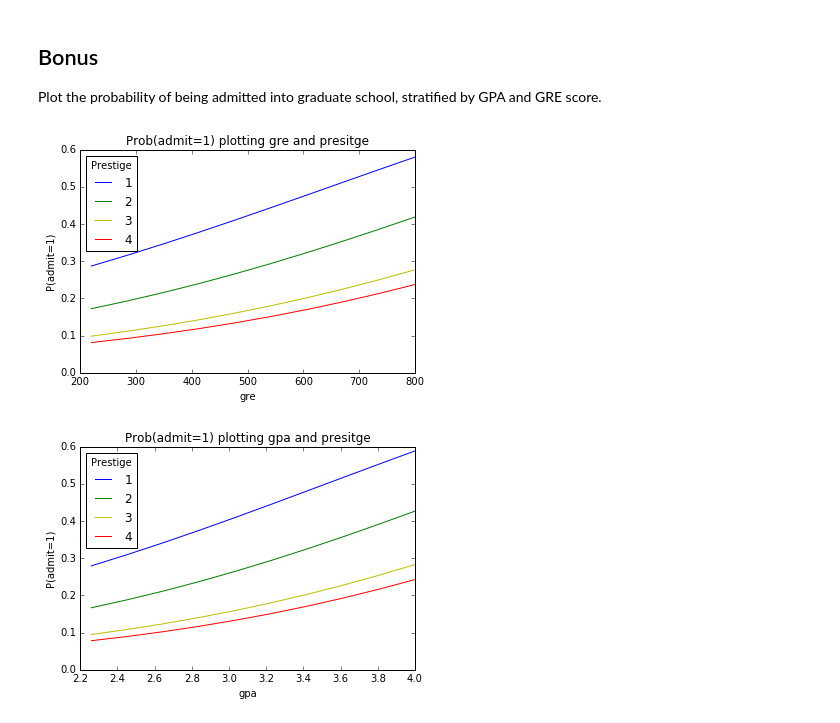
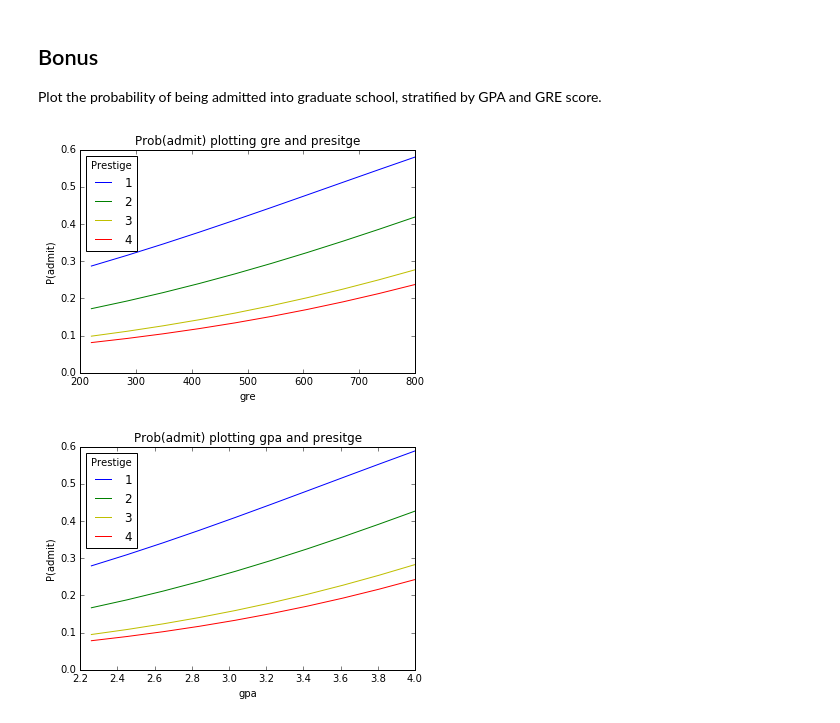
Before and after one commit to dimsgr/DS-Work, a Jupyter notebook: project3-starter.ipynb, the cells around one changed output. Drawn from its saved outputs; the diff is of its cells as text; code cells hidden in the pictures.

```diff
--- a/project3-starter.ipynb
+++ b/project3-starter.ipynb
@@ -337,23 +337,21 @@ Answer:
 Plot the probability of being admitted into graduate school, stratified by GPA and GRE score.
 # %%
 def bonus_plot(var):
-    grp = pd.pivot_table(combos, values=['admit_pred'], index=[var, 'prestige'],
-                            aggfunc=np.mean)
+    grp = pd.pivot_table(combos, values=['admit_pred'], index=[var, 'prestige'], aggfunc=np.mean)
 
     colors = 'rbgyrbgy'
     for col in combos.prestige.unique():
         plt_data = grp.ix[grp.index.get_level_values(1)==col]
-        pl.plot(plt_data.index.get_level_values(0), plt_data['admit_pred'],
-                color=colors[int(col)])
+        pl.plot(plt_data.index.get_level_values(0), plt_data['admit_pred'], color=colors[int(col)])
 
     pl.xlabel(var)
-    pl.ylabel("P(admit=1)")
+    pl.ylabel("P(admit)")
     pl.legend(['1', '2', '3', '4'], loc='upper left', title='Prestige')
-    pl.title("Prob(admit=1) plotting " + var + " and presitge")
+    pl.title("Prob(admit) plotting " + var + " and presitge")
     pl.show()
 
 bonus_plot('gre')
 bonus_plot('gpa')
 # %% [output]
-[figure, old version]
+[figure, new version]
-[figure, old version]
+[figure, new version]
```
Also changed, not shown: parts of 1 cell of this notebook.
